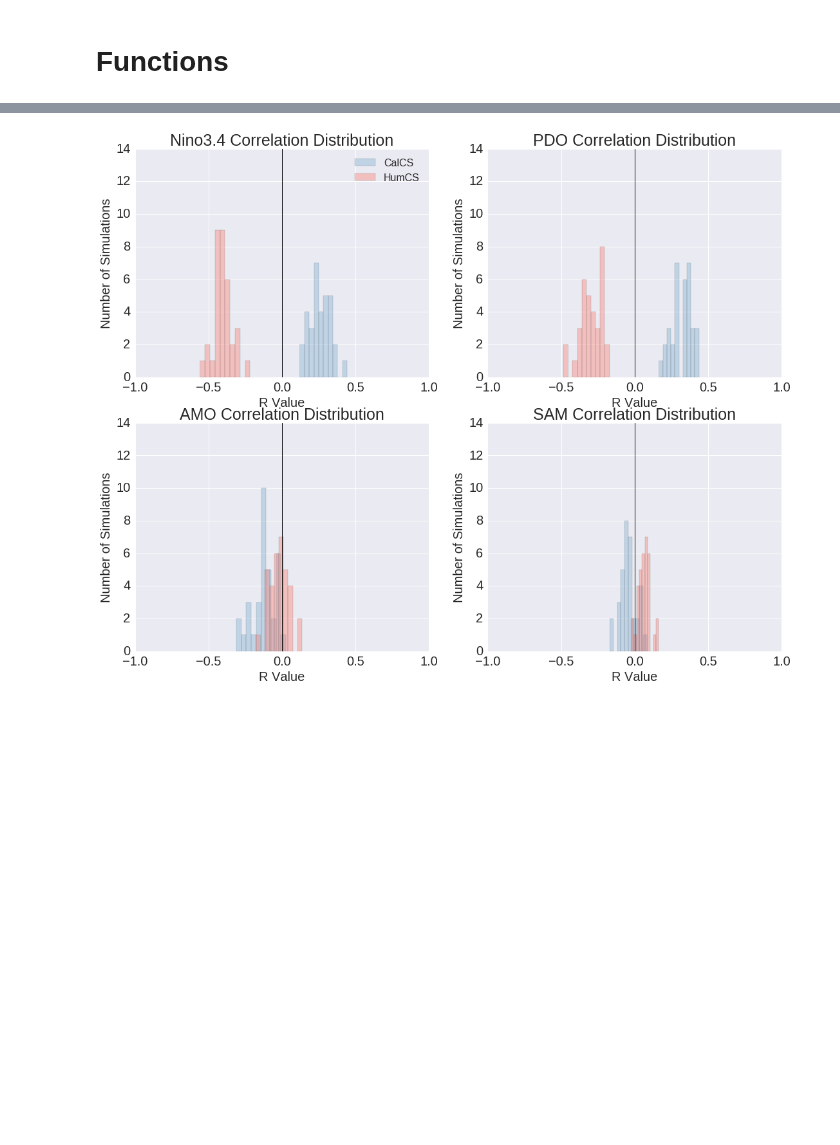
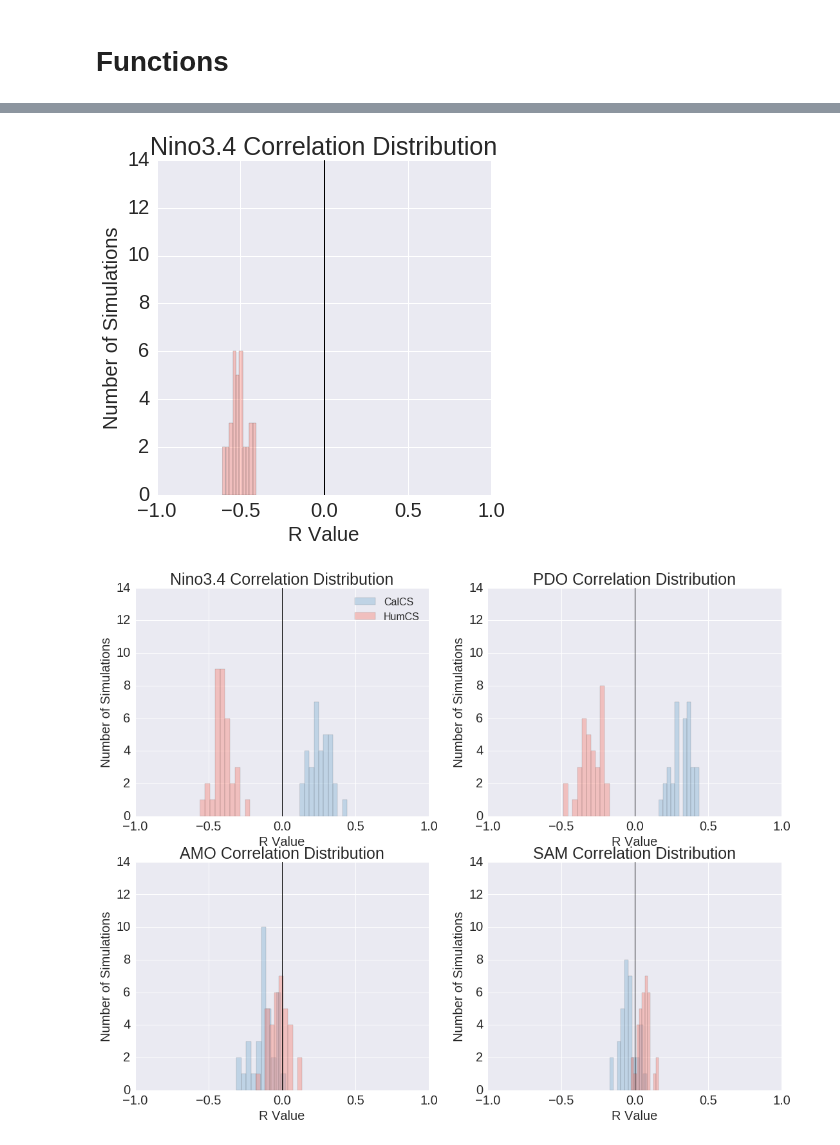
Before and after one commit to bradyrx/EBUS_BGC_Variability, a Jupyter notebook: notebooks/investigate-regression-output.ipynb, the cells around one changed output, grey strips where cells are left out. Cells and saved outputs as stored; diff of their text form; code cells hidden in the pictures; blank space fills up the shorter version.

```diff
--- a/notebooks/investigate-regression-output.ipynb
+++ b/notebooks/investigate-regression-output.ipynb
@@ -68,6 +88,19 @@ def hist_plot(ax, data, climate_index, EBU, label):
     plt.ylim([0, 14])
     plt.xlim([-1, 1])
     plt.plot([0, 0], [0, 14], linewidth=1, color='k')
+# %%
+# 4-MONTH LAGGED HUMCS ENSO
+fileDir = '/glade/u/home/rbrady/projects/EBUS_BGC_Variability/data/'
+df_enso = pd.DataFrame.from_csv(fileDir + 'smoothed_fgco2_vs_enso_HumCS_lag4')
+df_enso = remove_insignificant(df_enso)
+
+
+sns.set_style('darkgrid')
+fig = plt.figure(figsize=(6,6))
+ax = fig.add_subplot(111)
+hist_plot(ax, df_enso['R Value'], 'Nino3.4', 'HumCS', 'HumCS')
+# %% [output]
+[figure, added]
 # %%
 # PACIFIC SECTOR
 sns.set_style('darkgrid')
```
Also changed, not shown: parts of 5 cells of this notebook, 7 other files.
